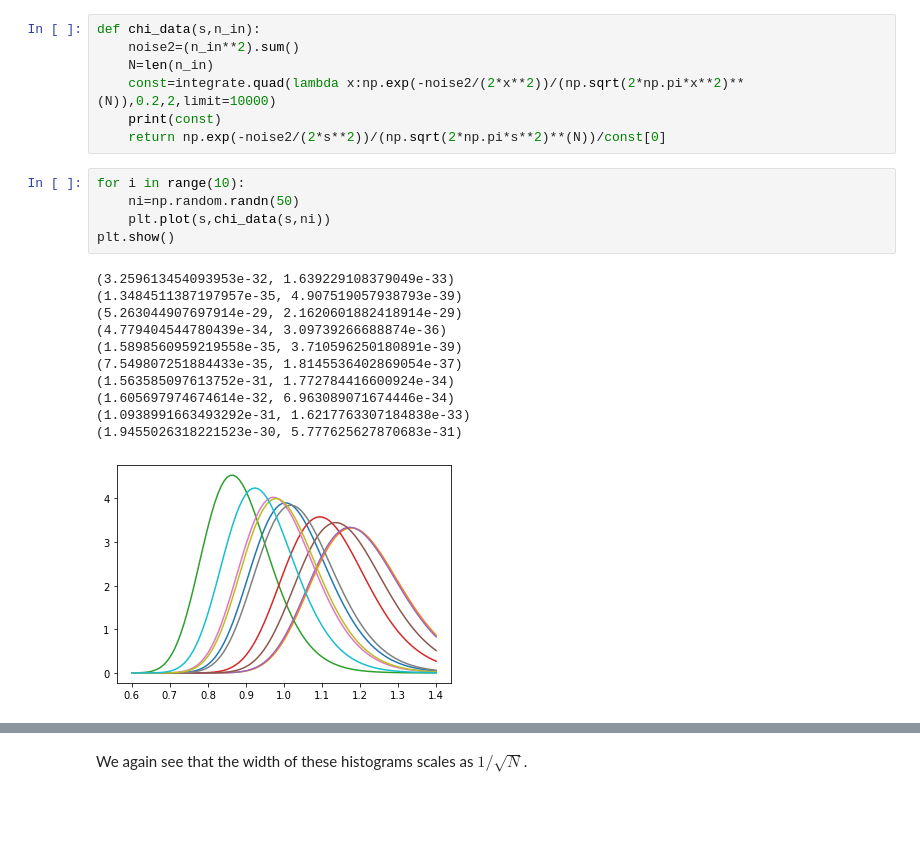
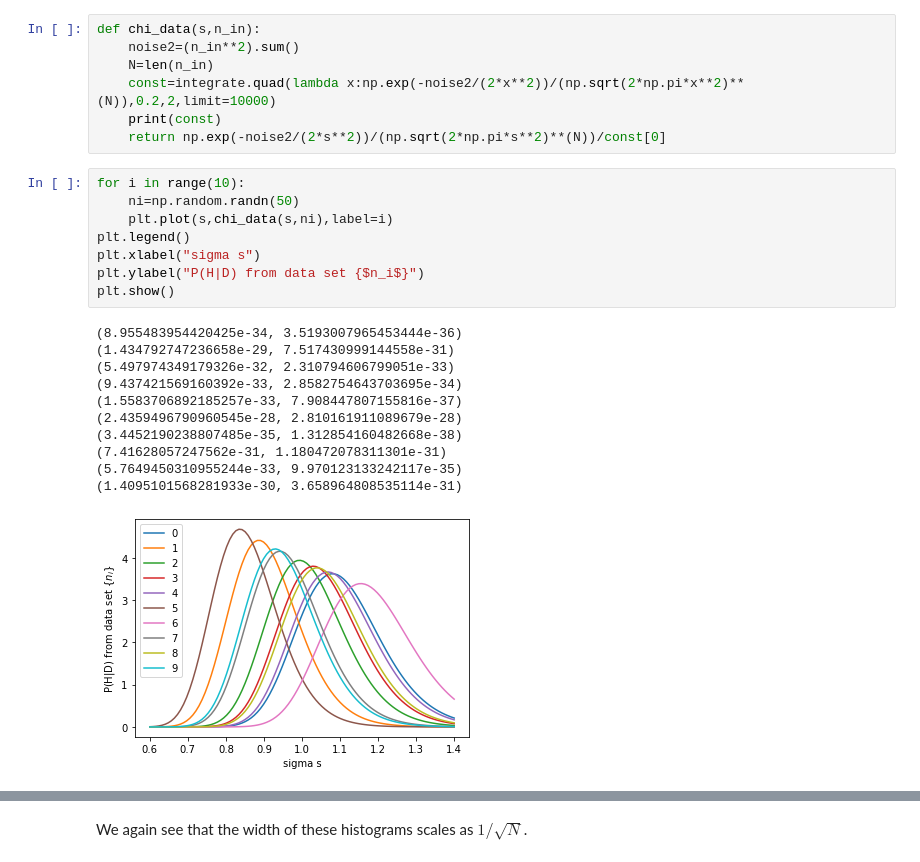
Before and after one commit to drgreen/COGS18_22, a Jupyter notebook: Topic 6a Bayes' Theorem and Error bars.ipynb, the cells around one changed output, grey strips where cells are left out. Drawn from its saved outputs; the diff is of its cells as text; blank space fills up the shorter version.

```diff
--- a/Topic 6a Bayes' Theorem and Error bars.ipynb
+++ b/Topic 6a Bayes' Theorem and Error bars.ipynb
@@ -142,20 +154,23 @@ def chi_data(s,n_in):
 # %%
 for i in range(10):
     ni=np.random.randn(50)
-    plt.plot(s,chi_data(s,ni))
+    plt.plot(s,chi_data(s,ni),label=i)
+plt.legend()
+plt.xlabel("sigma s")
+plt.ylabel("P(H|D) from data set {$n_i$}")
 plt.show()
 # %% [output]
-(3.259613454093953e-32, 1.639229108379049e-33)
-(1.3484511387197957e-35, 4.907519057938793e-39)
-(5.263044907697914e-29, 2.1620601882418914e-29)
-(4.779404544780439e-34, 3.09739266688874e-36)
-(1.5898560959219558e-35, 3.710596250180891e-39)
-(7.549807251884433e-35, 1.8145536402869054e-37)
-(1.563585097613752e-31, 1.772784416600924e-34)
-(1.605697974674614e-32, 6.963089071674446e-34)
-(1.0938991663493292e-31, 1.6217763307184838e-33)
-(1.9455026318221523e-30, 5.777625627870683e-31)
+(8.955483954420425e-34, 3.5193007965453444e-36)
+(1.434792747236658e-29, 7.517430999144558e-31)
+(5.497974349179326e-32, 2.310794606799051e-33)
+(9.437421569160392e-33, 2.8582754643703695e-34)
+(1.5583706892185257e-33, 7.908447807155816e-37)
+(2.4359496790960545e-28, 2.810161911089679e-28)
+(3.4452190238807485e-35, 1.312854160482668e-38)
+(7.41628057247562e-31, 1.180472078311301e-31)
+(5.7649450310955244e-33, 9.970123133242117e-35)
+(1.4095101568281933e-30, 3.658964808535114e-31)
-[figure, old version]
+[figure, new version]
 # %%
 for i in range(10):
     ni=np.random.randn(300)
```
Also changed, not shown: parts of 52 cells of this notebook.
